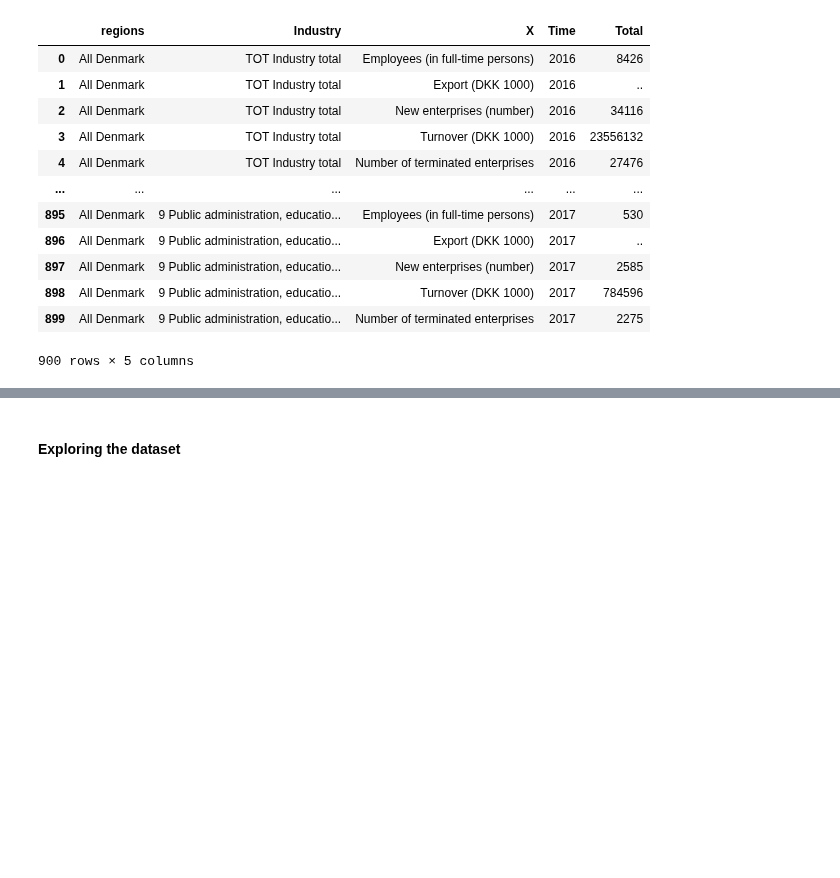
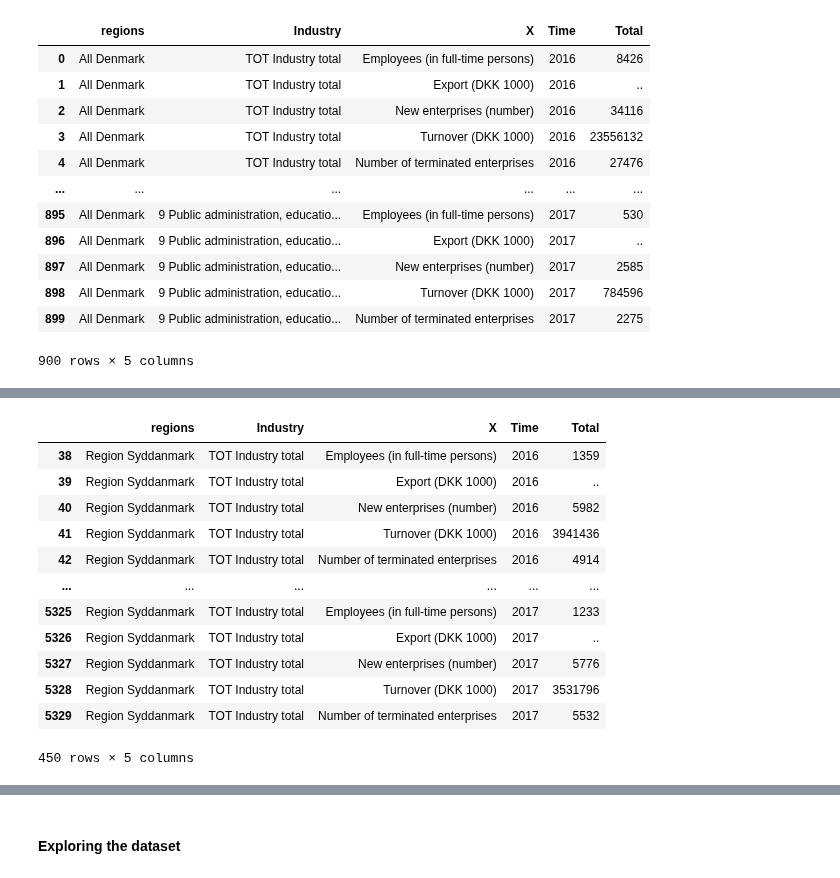
Before and after one commit to NumEconCopenhagen/projects-2024-emil-og-simon, a Jupyter notebook: dataproject/dataproject.ipynb, the cells around one changed output, grey strips where cells are left out. Drawn from its saved outputs; the diff is of its cells as text; code cells hidden in the pictures; blank space fills up the shorter version.

```diff
--- a/dataproject/dataproject.ipynb
+++ b/dataproject/dataproject.ipynb
@@ -490,0 +496,17 @@ demo4_reduced
+# %%
+I = demo4_all.Industry.str.contains('TOT Industry total')
+demo4_all.loc[I,:]
+# %% [output]
+|  | regions | Industry | X | Time | Total |
+| 38 | Region Syddanmark | TOT Industry total | Employees (in full-time persons) | 2016 | 1359 |
+| 39 | Region Syddanmark | TOT Industry total | Export (DKK 1000) | 2016 | .. |
+| 40 | Region Syddanmark | TOT Industry total | New enterprises (number) | 2016 | 5982 |
+| 41 | Region Syddanmark | TOT Industry total | Turnover (DKK 1000) | 2016 | 3941436 |
+| 42 | Region Syddanmark | TOT Industry total | Number of terminated enterprises | 2016 | 4914 |
+| ... | ... | ... | ... | ... | ... |
+| 5325 | Region Syddanmark | TOT Industry total | Employees (in full-time persons) | 2017 | 1233 |
+| 5326 | Region Syddanmark | TOT Industry total | Export (DKK 1000) | 2017 | .. |
+| 5327 | Region Syddanmark | TOT Industry total | New enterprises (number) | 2017 | 5776 |
+| 5328 | Region Syddanmark | TOT Industry total | Turnover (DKK 1000) | 2017 | 3531796 |
+| 5329 | Region Syddanmark | TOT Industry total | Number of terminated enterprises | 2017 | 5532 |
+450 rows × 5 columns
```
Also changed, not shown: parts of 10 cells of this notebook.
